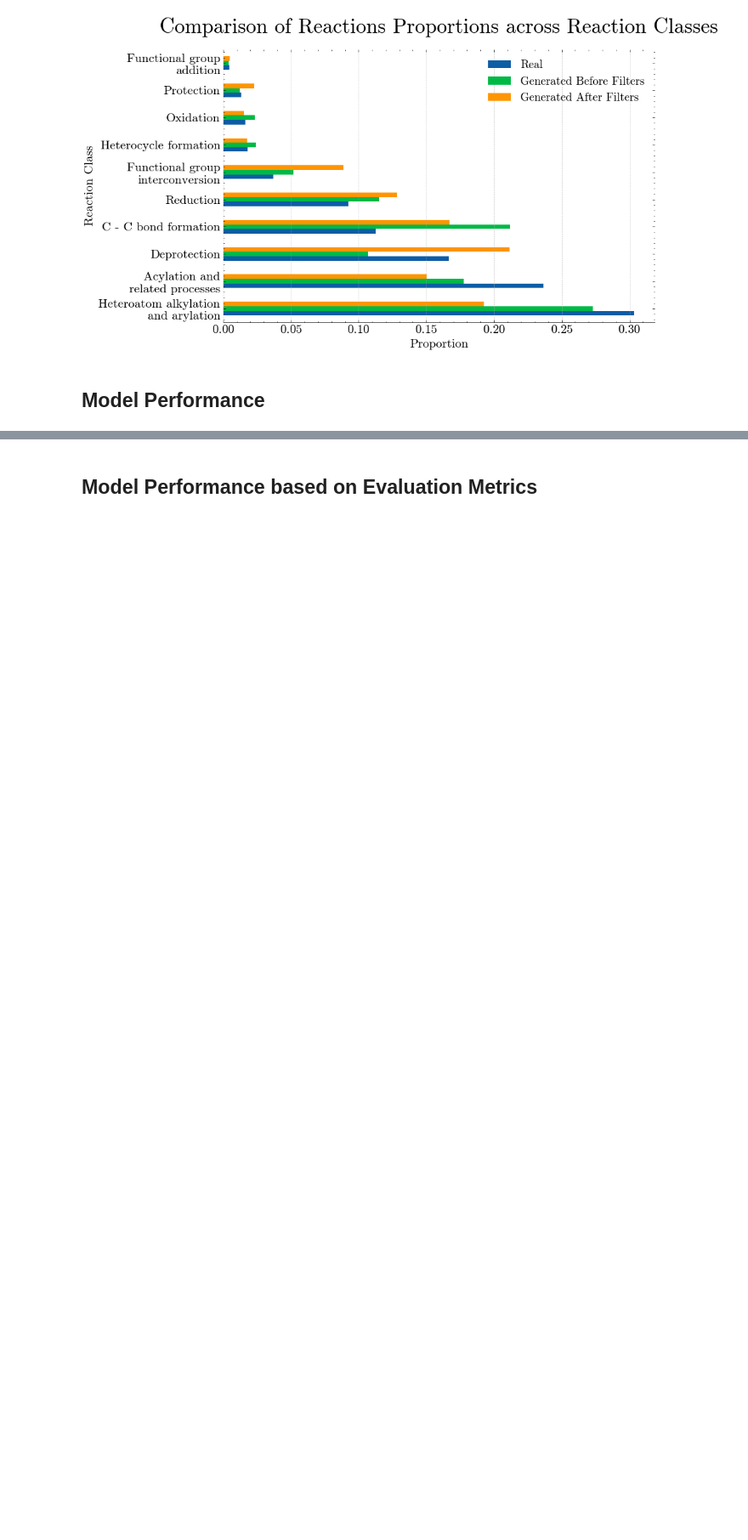
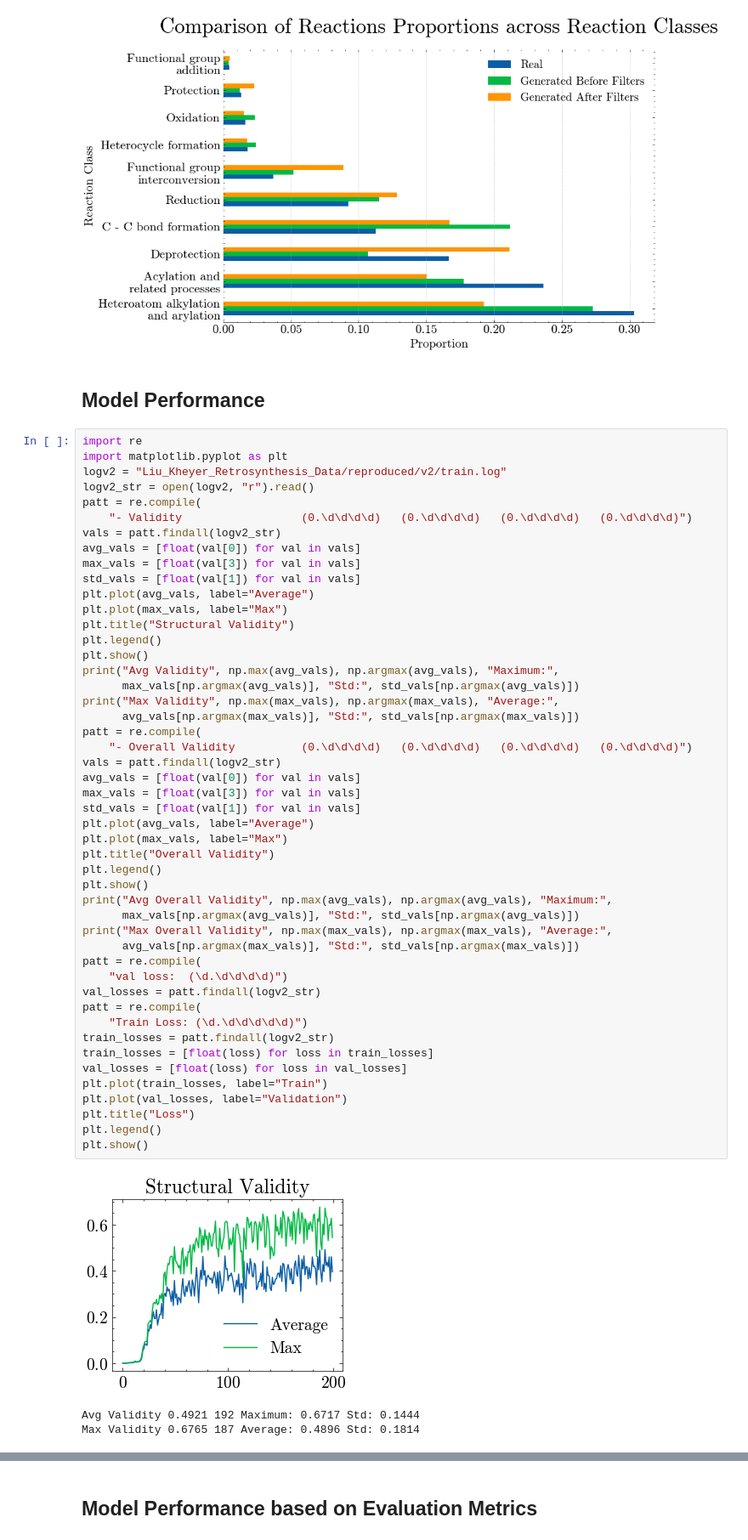
Before and after one commit to anisdismail/ChemRxnSAGE, a Jupyter notebook: data_visualization.ipynb, the cells around one changed output, grey strips where cells are left out. Shown at 85% size. Drawn from its saved outputs; the diff is of its cells as text; blank space fills up the shorter version.

Commit message:
add data visualization methods and configs

```diff
--- a/data_visualization.ipynb
+++ b/data_visualization.ipynb
@@ -603,3 +603,55 @@ plt.savefig("results/new/rxn_bar_across_datasets.pdf",
 [figure]
 # %% [markdown]
 ## Model Performance
+# %%
+import re
+import matplotlib.pyplot as plt
+logv2 = "Liu_Kheyer_Retrosynthesis_Data/reproduced/v2/train.log"
+logv2_str = open(logv2, "r").read()
+patt = re.compile(
+    "- Validity                  (0.\d\d\d\d)   (0.\d\d\d\d)   (0.\d\d\d\d)   (0.\d\d\d\d)")
+vals = patt.findall(logv2_str)
+avg_vals = [float(val[0]) for val in vals]
+max_vals = [float(val[3]) for val in vals]
+std_vals = [float(val[1]) for val in vals]
+plt.plot(avg_vals, label="Average")
+plt.plot(max_vals, label="Max")
+plt.title("Structural Validity")
+plt.legend()
+plt.show()
+print("Avg Validity", np.max(avg_vals), np.argmax(avg_vals), "Maximum:",
+      max_vals[np.argmax(avg_vals)], "Std:", std_vals[np.argmax(avg_vals)])
+print("Max Validity", np.max(max_vals), np.argmax(max_vals), "Average:",
+      avg_vals[np.argmax(max_vals)], "Std:", std_vals[np.argmax(max_vals)])
+patt = re.compile(
+    "- Overall Validity          (0.\d\d\d\d)   (0.\d\d\d\d)   (0.\d\d\d\d)   (0.\d\d\d\d)")
+vals = patt.findall(logv2_str)
+avg_vals = [float(val[0]) for val in vals]
+max_vals = [float(val[3]) for val in vals]
+std_vals = [float(val[1]) for val in vals]
+plt.plot(avg_vals, label="Average")
+plt.plot(max_vals, label="Max")
+plt.title("Overall Validity")
+plt.legend()
+plt.show()
+print("Avg Overall Validity", np.max(avg_vals), np.argmax(avg_vals), "Maximum:",
+      max_vals[np.argmax(avg_vals)], "Std:", std_vals[np.argmax(avg_vals)])
+print("Max Overall Validity", np.max(max_vals), np.argmax(max_vals), "Average:",
+      avg_vals[np.argmax(max_vals)], "Std:", std_vals[np.argmax(max_vals)])
+patt = re.compile(
+    "val loss:  (\d.\d\d\d\d)")
+val_losses = patt.findall(logv2_str)
+patt = re.compile(
+    "Train Loss: (\d.\d\d\d\d\d)")
+train_losses = patt.findall(logv2_str)
+train_losses = [float(loss) for loss in train_losses]
+val_losses = [float(loss) for loss in val_losses]
+plt.plot(train_losses, label="Train")
+plt.plot(val_losses, label="Validation")
+plt.title("Loss")
+plt.legend()
+plt.show()
+# %% [output]
+[figure, added]
+Avg Validity 0.4921 192 Maximum: 0.6717 Std: 0.1444
+Max Validity 0.6765 187 Average: 0.4896 Std: 0.1814
```
Also changed, not shown: parts of 21 cells of this notebook, 6 other files.
